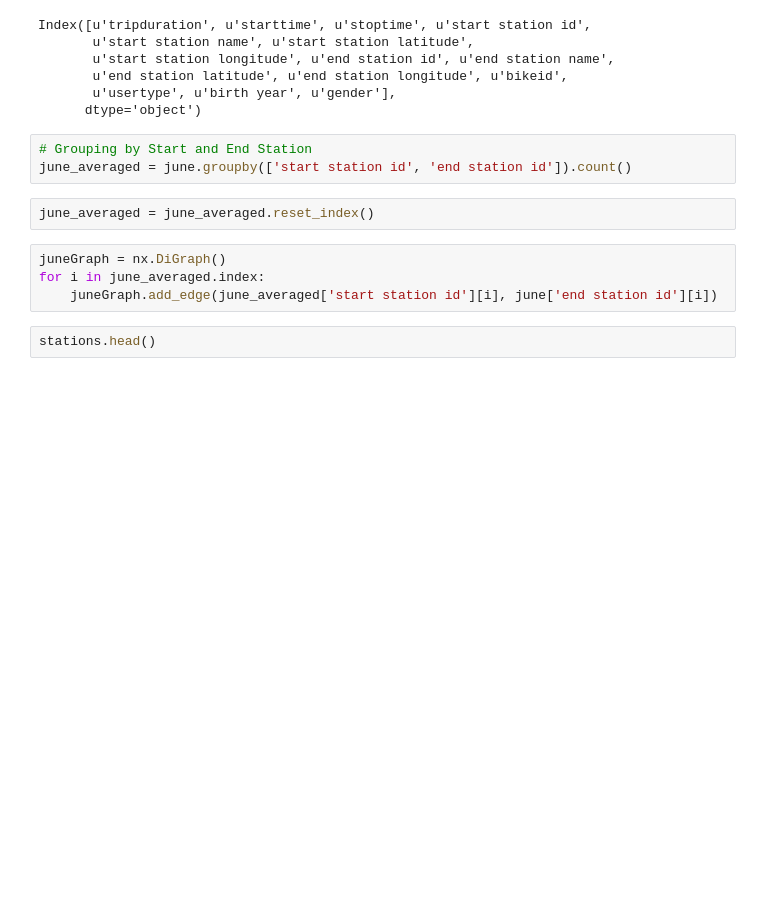
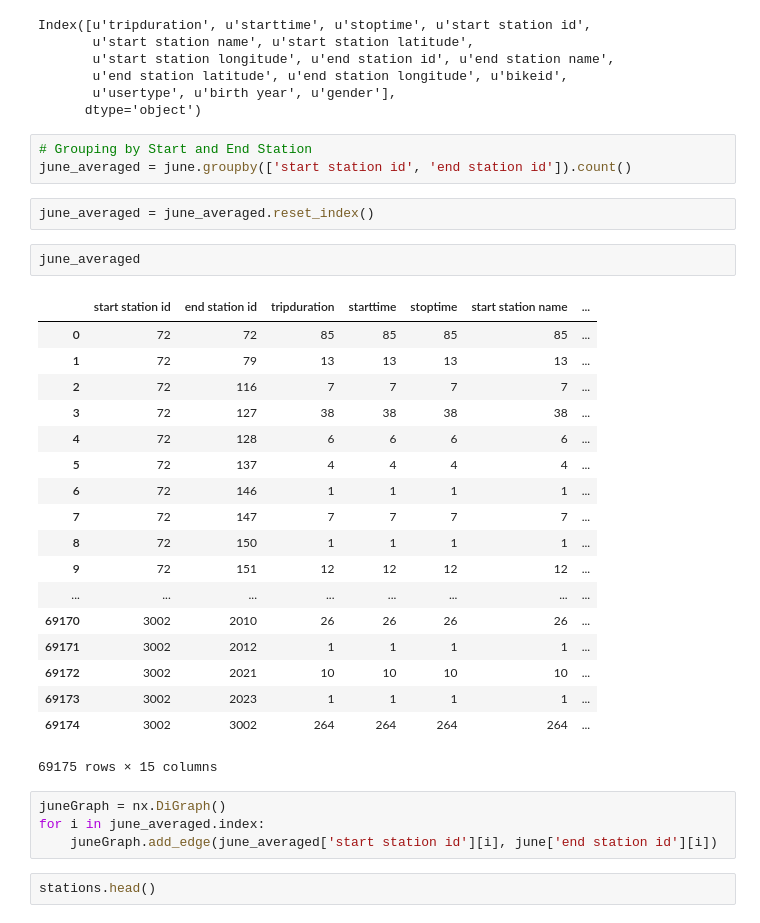
Before and after one commit to bilguun/citibike_network_analysis, a Jupyter notebook: Citibike network.ipynb, the cells around one changed output. Drawn from its saved outputs; the diff is of its cells as text; blank space fills up the shorter version.

```diff
--- a/Citibike network.ipynb
+++ b/Citibike network.ipynb
@@ -36,6 +36,27 @@ Index([u'tripduration', u'starttime', u'stoptime', u'start station id',
 june_averaged = june.groupby(['start station id', 'end station id']).count()
 # %%
 june_averaged = june_averaged.reset_index()
+# %%
+june_averaged
+# %% [output]
+|  | start station id | end station id | tripduration | starttime | stoptime | start station name | ... |
+| 0 | 72 | 72 | 85 | 85 | 85 | 85 | ... |
+| 1 | 72 | 79 | 13 | 13 | 13 | 13 | ... |
+| 2 | 72 | 116 | 7 | 7 | 7 | 7 | ... |
+| 3 | 72 | 127 | 38 | 38 | 38 | 38 | ... |
+| 4 | 72 | 128 | 6 | 6 | 6 | 6 | ... |
+| 5 | 72 | 137 | 4 | 4 | 4 | 4 | ... |
+| 6 | 72 | 146 | 1 | 1 | 1 | 1 | ... |
+| 7 | 72 | 147 | 7 | 7 | 7 | 7 | ... |
+| 8 | 72 | 150 | 1 | 1 | 1 | 1 | ... |
+| 9 | 72 | 151 | 12 | 12 | 12 | 12 | ... |
+| ... | ... | ... | ... | ... | ... | ... | ... |
+| 69170 | 3002 | 2010 | 26 | 26 | 26 | 26 | ... |
+| 69171 | 3002 | 2012 | 1 | 1 | 1 | 1 | ... |
+| 69172 | 3002 | 2021 | 10 | 10 | 10 | 10 | ... |
+| 69173 | 3002 | 2023 | 1 | 1 | 1 | 1 | ... |
+| 69174 | 3002 | 3002 | 264 | 264 | 264 | 264 | ... |
+69175 rows × 15 columns
 # %%
 juneGraph = nx.DiGraph()
 for i in june_averaged.index:
```
Also changed, not shown: parts of 5 cells of this notebook.
